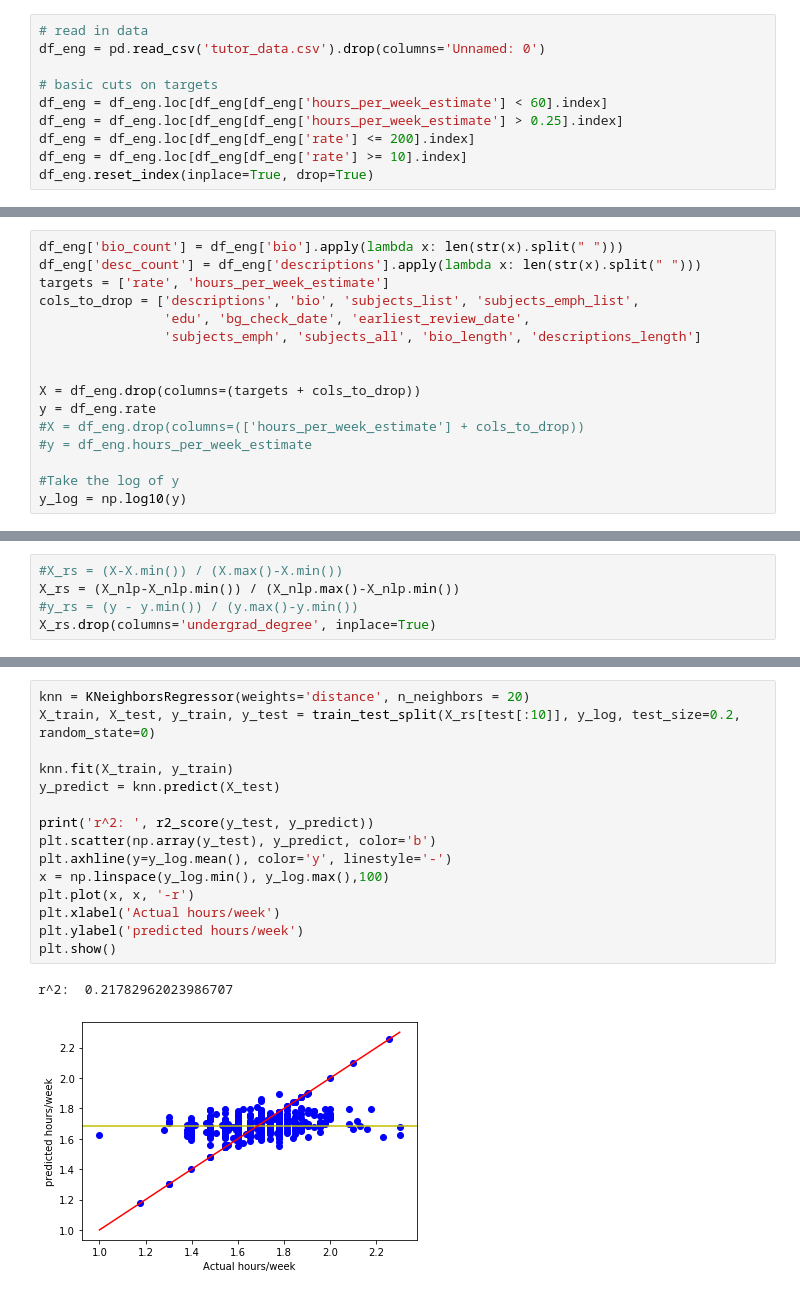
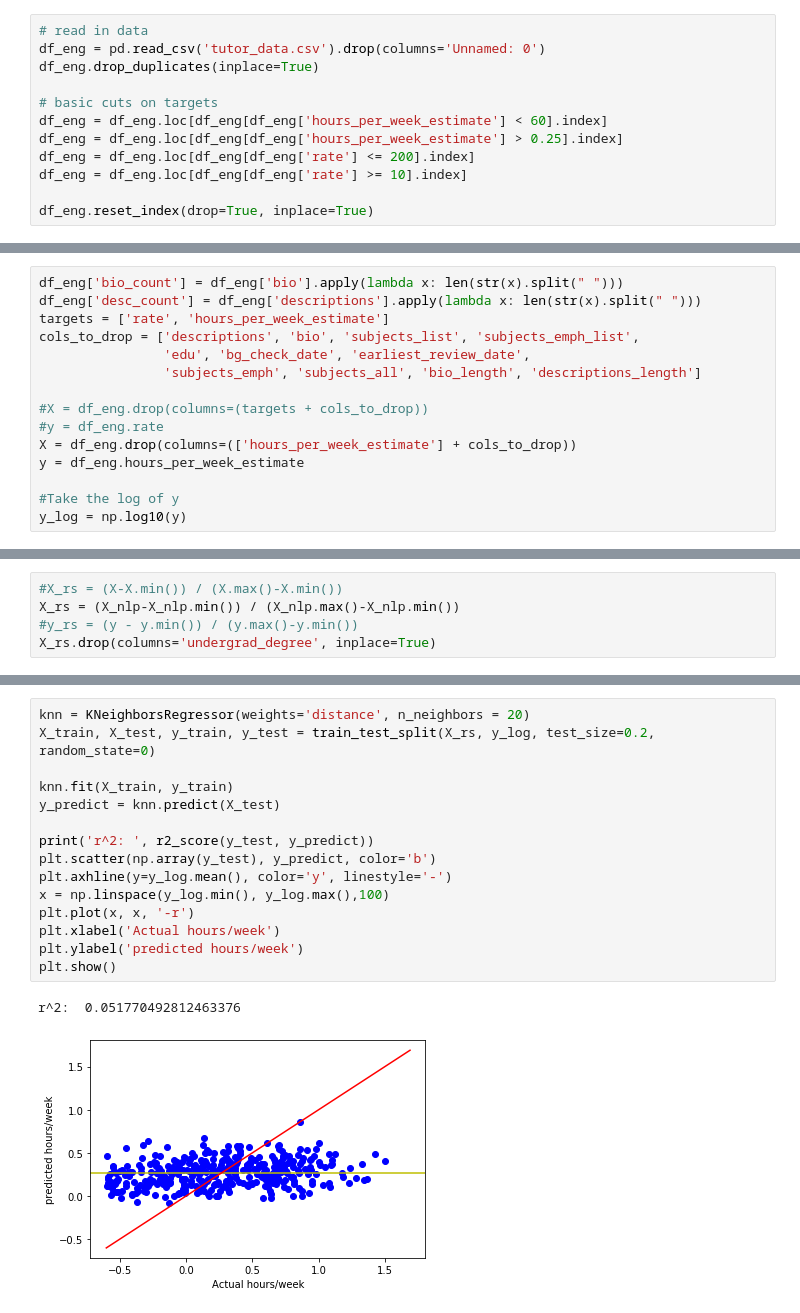
Before and after one commit to vijayoct27/tutor_prediction, a Jupyter notebook: tutor_eda.ipynb, the cells around one changed output, grey strips where cells are left out. Cells and saved outputs as stored; diff of their text form.

```diff
--- a/tutor_eda.ipynb
+++ b/tutor_eda.ipynb
@@ -17,13 +17,15 @@ from scipy import stats
 # %%
 # read in data
 df_eng = pd.read_csv('tutor_data.csv').drop(columns='Unnamed: 0')
+df_eng.drop_duplicates(inplace=True)
 
 # basic cuts on targets
 df_eng = df_eng.loc[df_eng[df_eng['hours_per_week_estimate'] < 60].index]
 df_eng = df_eng.loc[df_eng[df_eng['hours_per_week_estimate'] > 0.25].index]
 df_eng = df_eng.loc[df_eng[df_eng['rate'] <= 200].index]
 df_eng = df_eng.loc[df_eng[df_eng['rate'] >= 10].index]
-df_eng.reset_index(inplace=True, drop=True)
+
+df_eng.reset_index(drop=True, inplace=True)
 # %%
 plt.hist(df_eng.rate, bins=20, range=(10,200), density=True)
 plt.xlabel('Rate')
@@ -172,11 +174,10 @@ cols_to_drop = ['descriptions', 'bio', 'subjects_list', 'subjects_emph_list',
                 'edu', 'bg_check_date', 'earliest_review_date',
                 'subjects_emph', 'subjects_all', 'bio_length', 'descriptions_length']
 
-
-X = df_eng.drop(columns=(targets + cols_to_drop))
-y = df_eng.rate
-#X = df_eng.drop(columns=(['hours_per_week_estimate'] + cols_to_drop))
-#y = df_eng.hours_per_week_estimate
+#X = df_eng.drop(columns=(targets + cols_to_drop))
+#y = df_eng.rate
+X = df_eng.drop(columns=(['hours_per_week_estimate'] + cols_to_drop))
+y = df_eng.hours_per_week_estimate
 
 #Take the log of y
 y_log = np.log10(y)
@@ -293,18 +294,18 @@ plt.show()
 # %%
 knn = KNeighborsRegressor(weights='distance', n_neighbors = 20)
-X_train, X_test, y_train, y_test = train_test_split(X_rs[test[:10]], y_log, test_size=0.2, random_state=0)
+X_train, X_test, y_train, y_test = train_test_split(X_rs, y_log, test_size=0.2, random_state=0)
 
 knn.fit(X_train, y_train)
 y_predict = knn.predict(X_test)
 
 print('r^2: ', r2_score(y_test, y_predict))
 plt.scatter(np.array(y_test), y_predict, color='b')
 plt.axhline(y=y_log.mean(), color='y', linestyle='-')
 x = np.linspace(y_log.min(), y_log.max(),100)
 plt.plot(x, x, '-r')
 plt.xlabel('Actual hours/week')
 plt.ylabel('predicted hours/week')
 plt.show()
 # %% [output]
-r^2:  0.21782962023986707
+r^2:  0.051770492812463376
-[figure, old version]
+[figure, new version]
```
Also changed, not shown: parts of 7 cells of this notebook, 2 other files.
